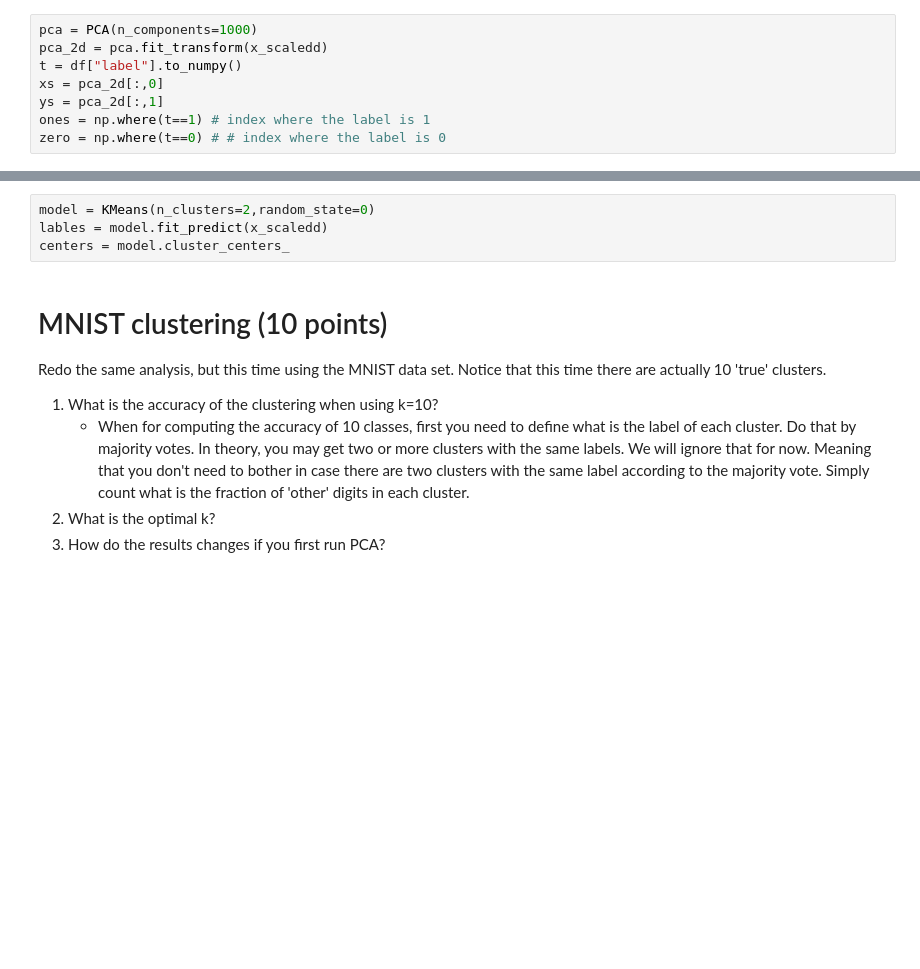
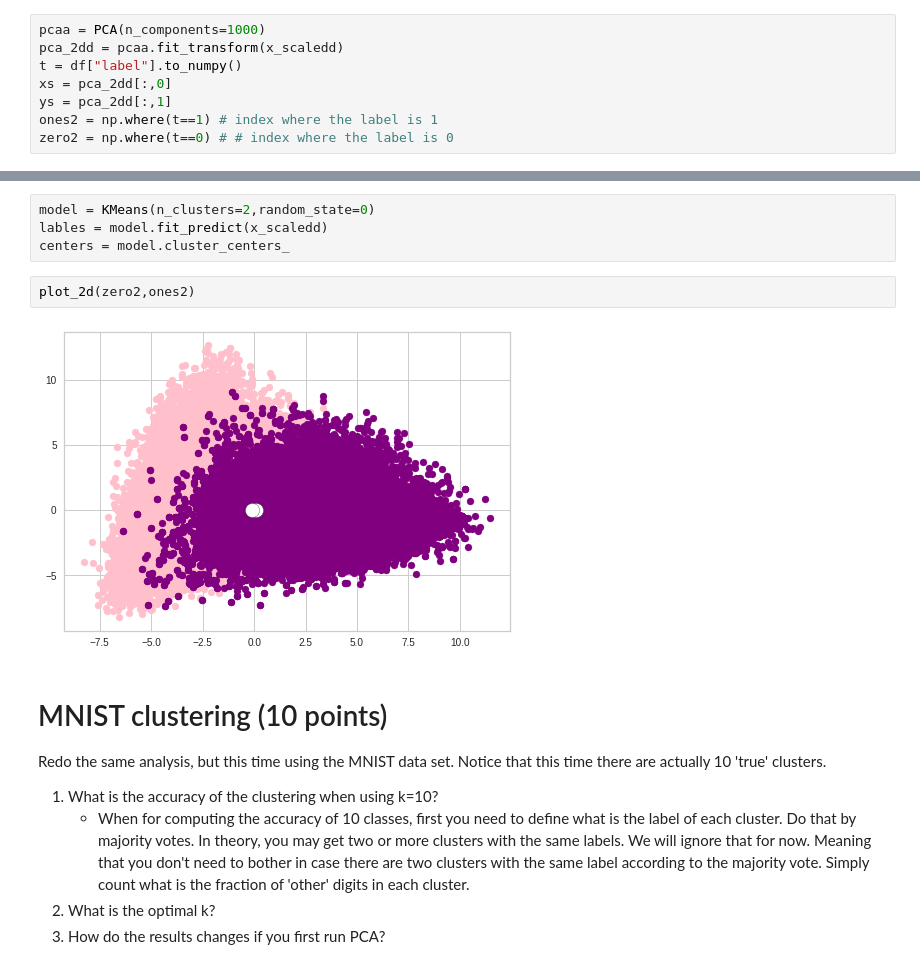
Before and after one commit to orenfix10/ML-project1, a Jupyter notebook: Main.ipynb, the cells around one changed output, grey strips where cells are left out. Cells and saved outputs as stored; diff of their text form; blank space fills up the shorter version.

```diff
--- a/Main.ipynb
+++ b/Main.ipynb
@@ -433,8 +366,8 @@ df_tfidf2
 # %%
-pca = PCA(n_components=1000)
-pca_2d = pca.fit_transform(x_scaledd)
+pcaa = PCA(n_components=1000)
+pca_2dd = pcaa.fit_transform(x_scaledd)
 t = df["label"].to_numpy()
-xs = pca_2d[:,0]
-ys = pca_2d[:,1]
-ones = np.where(t==1) # index where the label is 1
-zero = np.where(t==0) # # index where the label is 0
+xs = pca_2dd[:,0]
+ys = pca_2dd[:,1]
+ones2 = np.where(t==1) # index where the label is 1
+zero2 = np.where(t==0) # # index where the label is 0
@@ -442,6 +383,10 @@ zero = np.where(t==0) # # index where the label is 0
 model = KMeans(n_clusters=2,random_state=0)
 lables = model.fit_predict(x_scaledd)
 centers = model.cluster_centers_
+# %%
+plot_2d(zero2,ones2)
+# %% [output]
+[figure, added]
 # %% [markdown]
 # MNIST clustering (10 points)
 Redo the same analysis, but this time using the MNIST data set. Notice that this time there are actually 10 'true' clusters.
```
Also changed, not shown: parts of 11 cells of this notebook.
